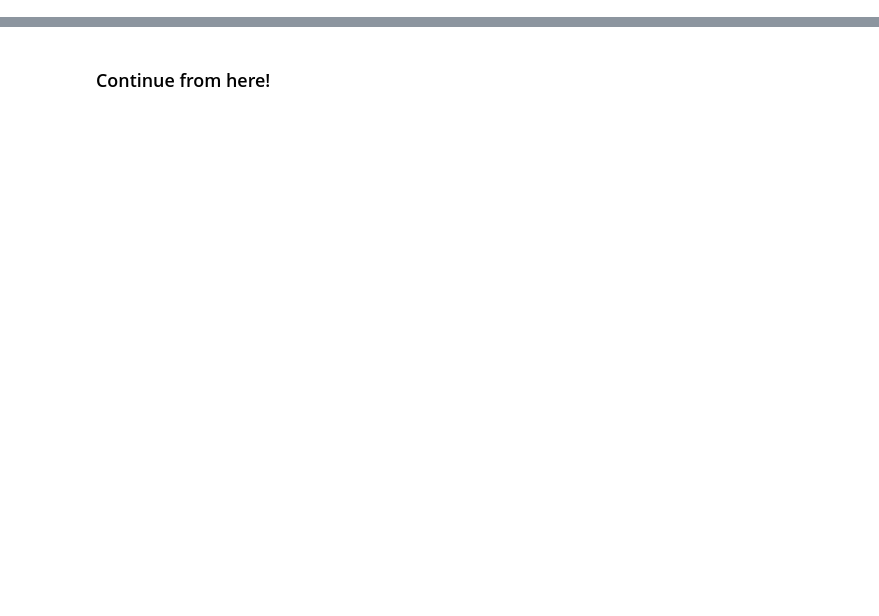
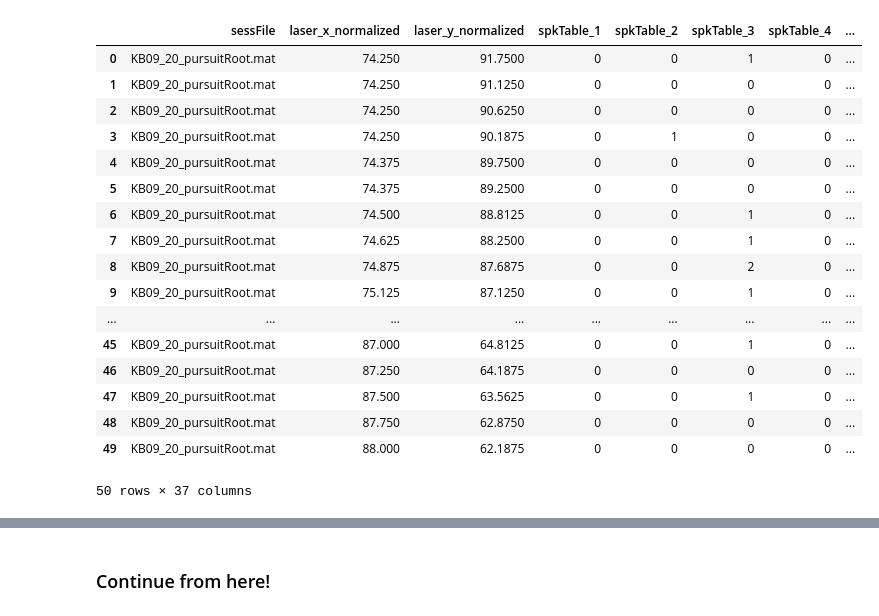
Before and after one commit to bigbrainmay/pursuit, a Jupyter notebook: Tuning Curves.ipynb, the cells around one changed output, grey strips where cells are left out. Cells and saved outputs as stored; diff of their text form; code cells hidden in the pictures; blank space fills up the shorter version.

Commit message:
debugging laser and spikes binning

```diff
--- a/Tuning Curves.ipynb
+++ b/Tuning Curves.ipynb
@@ -64,7 +66,26 @@ RSC_laser_spks = pursuit.tuning.norm_laser_get_spks(RSC_cleaned)
 CA1_laser_spks = pursuit.tuning.norm_laser_get_spks(CA1_cleaned)
 CA3_laser_spks = pursuit.tuning.norm_laser_get_spks(CA3_cleaned)
 # %%
-RSC_laser_spks.head()
+CA1_laser_spks.head(50)
+# %% [output]
+|  | sessFile | laser_x_normalized | laser_y_normalized | spkTable_1 | spkTable_2 | spkTable_3 | spkTable_4 | ... |
+| 0 | KB09_20_pursuitRoot.mat | 74.250 | 91.7500 | 0 | 0 | 1 | 0 | ... |
+| 1 | KB09_20_pursuitRoot.mat | 74.250 | 91.1250 | 0 | 0 | 0 | 0 | ... |
+| 2 | KB09_20_pursuitRoot.mat | 74.250 | 90.6250 | 0 | 0 | 0 | 0 | ... |
+| 3 | KB09_20_pursuitRoot.mat | 74.250 | 90.1875 | 0 | 1 | 0 | 0 | ... |
+| 4 | KB09_20_pursuitRoot.mat | 74.375 | 89.7500 | 0 | 0 | 0 | 0 | ... |
+| 5 | KB09_20_pursuitRoot.mat | 74.375 | 89.2500 | 0 | 0 | 0 | 0 | ... |
+| 6 | KB09_20_pursuitRoot.mat | 74.500 | 88.8125 | 0 | 0 | 1 | 0 | ... |
+| 7 | KB09_20_pursuitRoot.mat | 74.625 | 88.2500 | 0 | 0 | 1 | 0 | ... |
+| 8 | KB09_20_pursuitRoot.mat | 74.875 | 87.6875 | 0 | 0 | 2 | 0 | ... |
+| 9 | KB09_20_pursuitRoot.mat | 75.125 | 87.1250 | 0 | 0 | 1 | 0 | ... |
+| ... | ... | ... | ... | ... | ... | ... | ... | ... |
+| 45 | KB09_20_pursuitRoot.mat | 87.000 | 64.8125 | 0 | 0 | 1 | 0 | ... |
+| 46 | KB09_20_pursuitRoot.mat | 87.250 | 64.1875 | 0 | 0 | 0 | 0 | ... |
+| 47 | KB09_20_pursuitRoot.mat | 87.500 | 63.5625 | 0 | 0 | 1 | 0 | ... |
+| 48 | KB09_20_pursuitRoot.mat | 87.750 | 62.8750 | 0 | 0 | 0 | 0 | ... |
+| 49 | KB09_20_pursuitRoot.mat | 88.000 | 62.1875 | 0 | 0 | 0 | 0 | ... |
+50 rows × 37 columns
 # %%
 #find distance of normalized laser points to circle boundary by each session
 #function takes the normalized laser/spikes and circle boundaries dataframes
```
Also changed, not shown: parts of 4 cells of this notebook, 1 other file.
